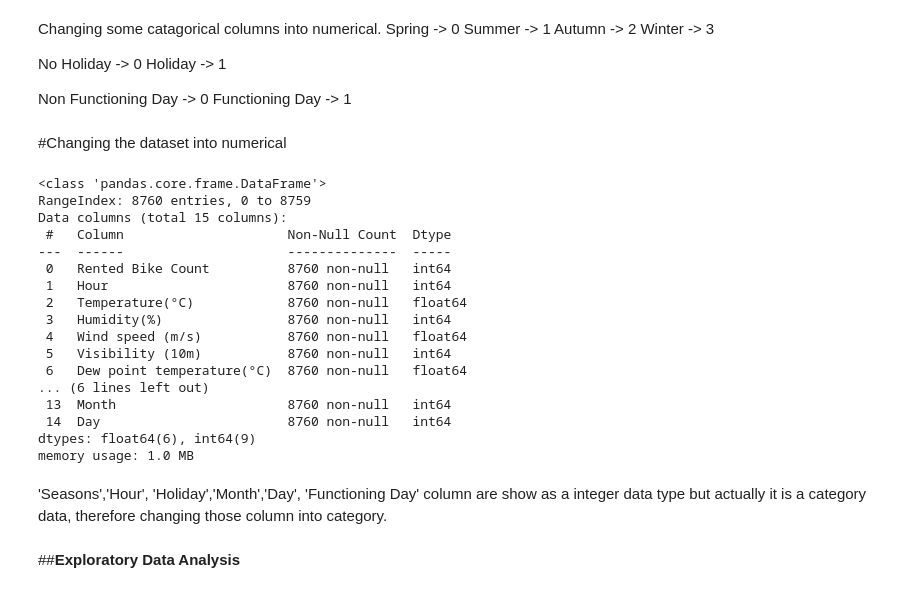
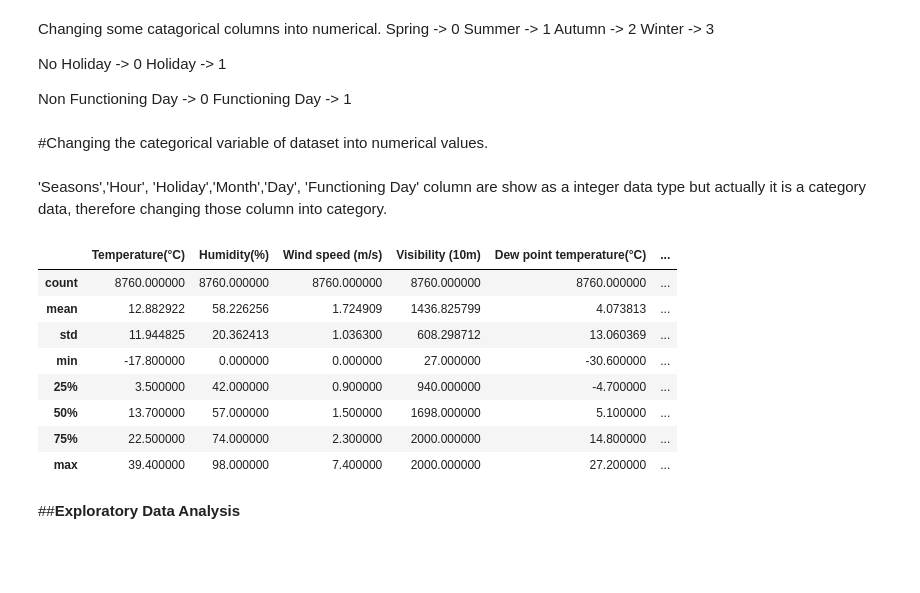
Before and after one commit to SeekingNirvaana/Data-Analysis-Visualisation, a Jupyter notebook: RideSharing.ipynb, the cells around one changed output. Saved outputs shown, nothing was run; the diff lists cells and outputs as text; code cells hidden in the pictures; blank space fills up the shorter version.

```diff
--- a/RideSharing.ipynb
+++ b/RideSharing.ipynb
@@ -192,37 +200,6 @@ Holiday -> 1
 Non Functioning Day -> 0
 Functioning Day -> 1
 # %% [markdown]
-#Changing the dataset into numerical
+#Changing the categorical variable of dataset into numerical values.
-# %%
-dataframe.Seasons.replace('Winter',3,inplace= True)
-dataframe.Seasons.replace('Spring',1,inplace= True)
-dataframe.Seasons.replace('Summer',2,inplace= True)
-dataframe.Seasons.replace('Autumn',4, inplace= True)
-dataframe.Holiday.replace('No Holiday',0,inplace= True)
-dataframe.Holiday.replace('Holiday',1, inplace= True)
-dataframe['Functioning Day'].replace('Yes',1,inplace= True)
-dataframe['Functioning Day'].replace('No',0,inplace= True)
-
-dataframe
-
-dataframe.info()
-# %% [output]
-<class 'pandas.core.frame.DataFrame'>
-RangeIndex: 8760 entries, 0 to 8759
-Data columns (total 15 columns):
- #   Column                     Non-Null Count  Dtype
----  ------                     --------------  -----
- 0   Rented Bike Count          8760 non-null   int64
- 1   Hour                       8760 non-null   int64
- 2   Temperature(°C)            8760 non-null   float64
- 3   Humidity(%)                8760 non-null   int64
- 4   Wind speed (m/s)           8760 non-null   float64
- 5   Visibility (10m)           8760 non-null   int64
- 6   Dew point temperature(°C)  8760 non-null   float64
-... (6 lines left out)
- 13  Month                      8760 non-null   int64
- 14  Day                        8760 non-null   int64
-dtypes: float64(6), int64(9)
-memory usage: 1.0 MB
 # %% [markdown]
 'Seasons','Hour', 'Holiday','Month','Day', 'Functioning Day' column are show as a integer data type but actually it is a category data, therefore changing those column into category.
@@ -229,3 +219,16 @@ memory usage: 1.0 MB
+# %%
+numeric_features = ['Temperature(°C)', 'Humidity(%)', 'Wind speed (m/s)', 'Visibility (10m)','Dew point temperature(°C)','Solar Radiation (MJ/m2)','Rainfall(mm)','Snowfall (cm)','Seasons','Holiday','Functioning Day','Month','Day','Hour_sin','Hour_cos']
+dataframe[numeric_features + ['Rented Bike Count']].describe()
+# %% [output]
+|  | Temperature(°C) | Humidity(%) | Wind speed (m/s) | Visibility (10m) | Dew point temperature(°C) | ... |
+| count | 8760.000000 | 8760.000000 | 8760.000000 | 8760.000000 | 8760.000000 | ... |
+| mean | 12.882922 | 58.226256 | 1.724909 | 1436.825799 | 4.073813 | ... |
+| std | 11.944825 | 20.362413 | 1.036300 | 608.298712 | 13.060369 | ... |
+| min | -17.800000 | 0.000000 | 0.000000 | 27.000000 | -30.600000 | ... |
+| 25% | 3.500000 | 42.000000 | 0.900000 | 940.000000 | -4.700000 | ... |
+| 50% | 13.700000 | 57.000000 | 1.500000 | 1698.000000 | 5.100000 | ... |
+| 75% | 22.500000 | 74.000000 | 2.300000 | 2000.000000 | 14.800000 | ... |
+| max | 39.400000 | 98.000000 | 7.400000 | 2000.000000 | 27.200000 | ... |
 # %% [markdown]
 ##**Exploratory Data Analysis**
 # %%
```
Also changed, not shown: parts of 29 cells of this notebook.
